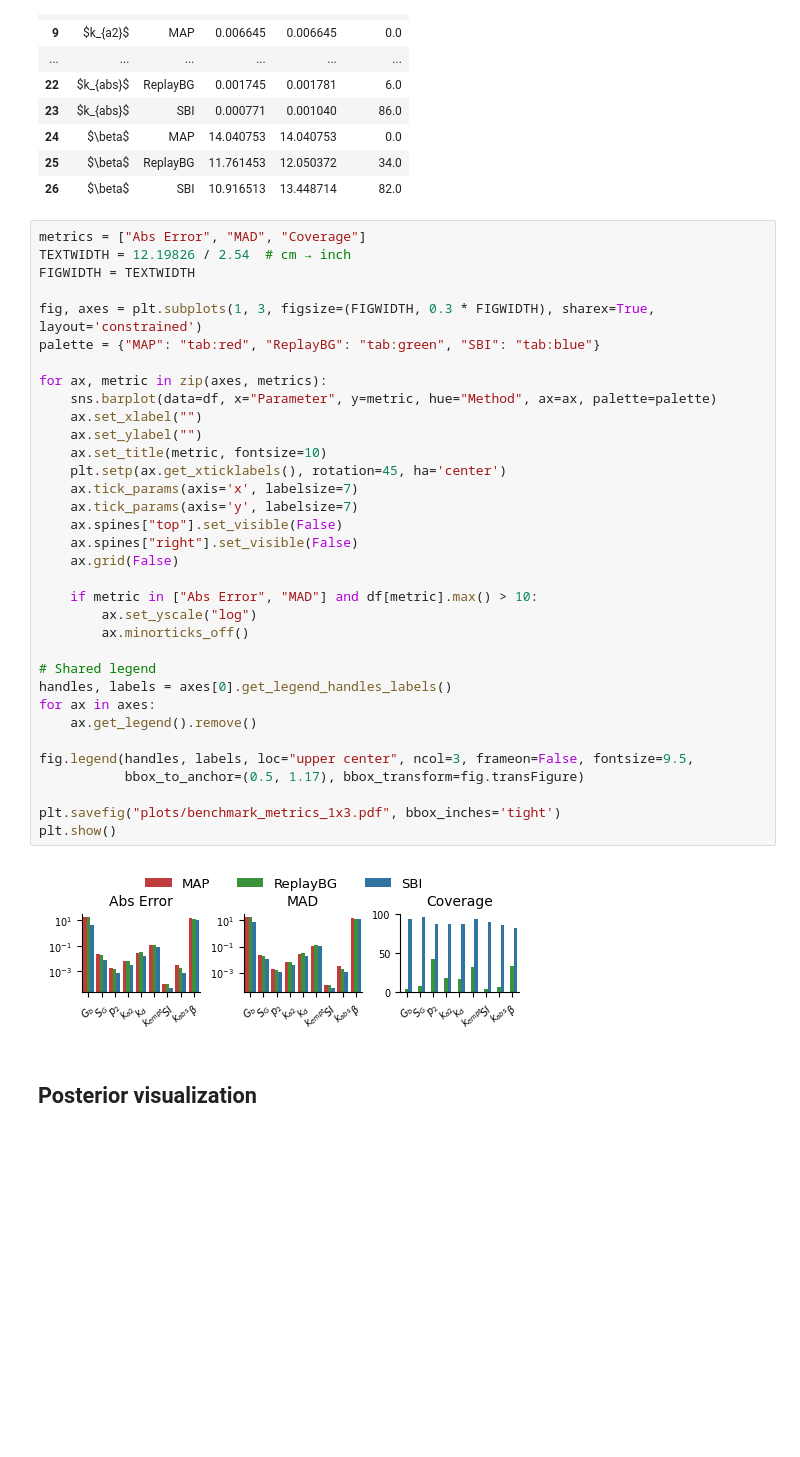
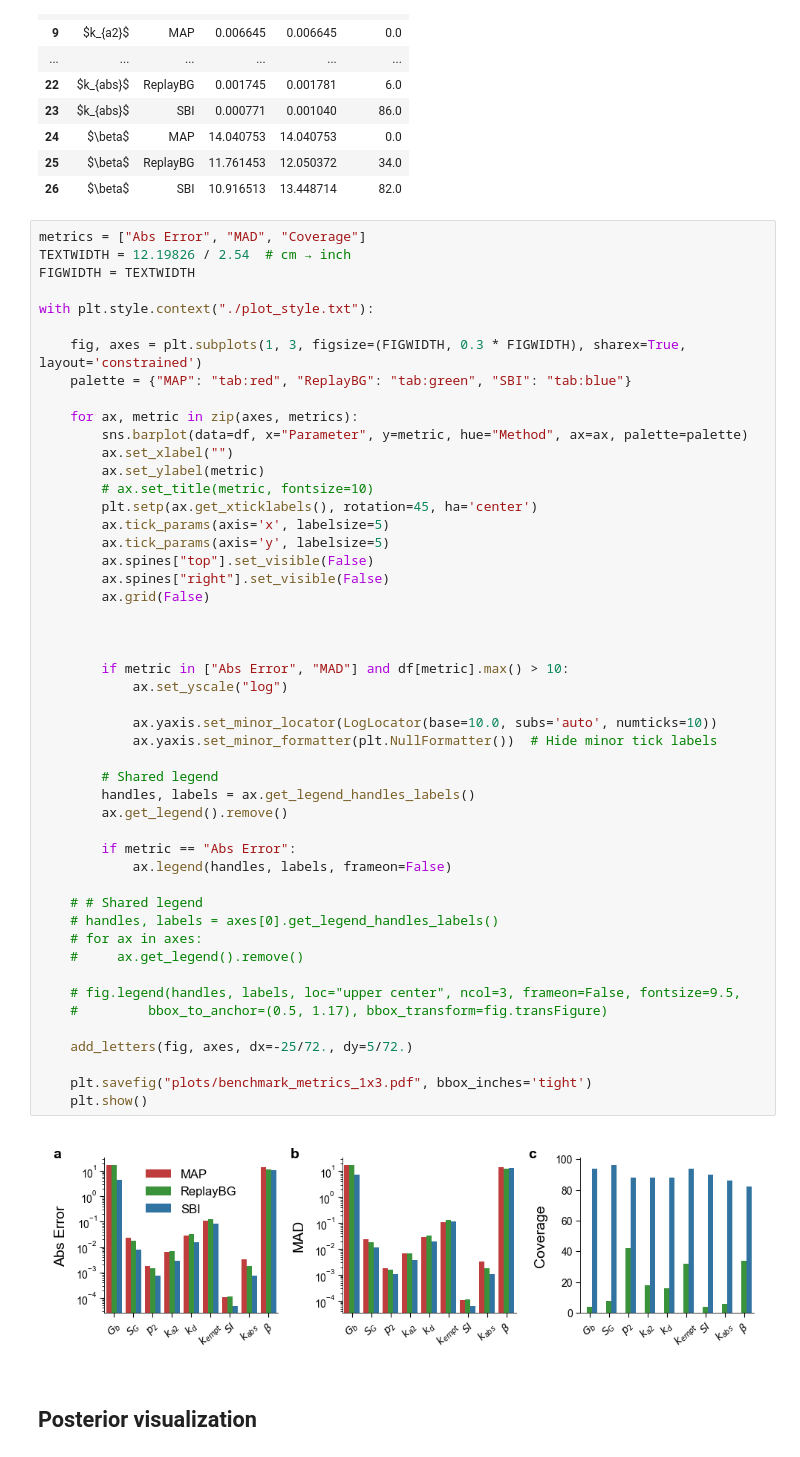
Before and after one commit to hoangdzung/SBI_T1D, a Jupyter notebook: evaluation.ipynb, the cells around one changed output. Drawn from its saved outputs; the diff is of its cells as text; blank space fills up the shorter version.

```diff
--- a/evaluation.ipynb
+++ b/evaluation.ipynb
@@ -130,39 +171,54 @@ df
 # %%
 metrics = ["Abs Error", "MAD", "Coverage"]
 TEXTWIDTH = 12.19826 / 2.54  # cm → inch
 FIGWIDTH = TEXTWIDTH
 
-fig, axes = plt.subplots(1, 3, figsize=(FIGWIDTH, 0.3 * FIGWIDTH), sharex=True, layout='constrained')
-palette = {"MAP": "tab:red", "ReplayBG": "tab:green", "SBI": "tab:blue"}
+with plt.style.context("./plot_style.txt"):
 
-for ax, metric in zip(axes, metrics):
-    sns.barplot(data=df, x="Parameter", y=metric, hue="Method", ax=ax, palette=palette)
-    ax.set_xlabel("")
-    ax.set_ylabel("")
-    ax.set_title(metric, fontsize=10)
-    plt.setp(ax.get_xticklabels(), rotation=45, ha='center')
-    ax.tick_params(axis='x', labelsize=7)
-    ax.tick_params(axis='y', labelsize=7)
-    ax.spines["top"].set_visible(False)
-    ax.spines["right"].set_visible(False)
-    ax.grid(False)
+    fig, axes = plt.subplots(1, 3, figsize=(FIGWIDTH, 0.3 * FIGWIDTH), sharex=True, layout='constrained')
+    palette = {"MAP": "tab:red", "ReplayBG": "tab:green", "SBI": "tab:blue"}
 
-    if metric in ["Abs Error", "MAD"] and df[metric].max() > 10:
-        ax.set_yscale("log")
-        ax.minorticks_off()
+    for ax, metric in zip(axes, metrics):
+        sns.barplot(data=df, x="Parameter", y=metric, hue="Method", ax=ax, palette=palette)
+        ax.set_xlabel("")
+        ax.set_ylabel(metric)
+        # ax.set_title(metric, fontsize=10)
+        plt.setp(ax.get_xticklabels(), rotation=45, ha='center')
+        ax.tick_params(axis='x', labelsize=5)
+        ax.tick_params(axis='y', labelsize=5)
+        ax.spines["top"].set_visible(False)
+        ax.spines["right"].set_visible(False)
+        ax.grid(False)
 
-# Shared legend
-handles, labels = axes[0].get_legend_handles_labels()
-for ax in axes:
-    ax.get_legend().remove()
 
-fig.legend(handles, labels, loc="upper center", ncol=3, frameon=False, fontsize=9.5,
-           bbox_to_anchor=(0.5, 1.17), bbox_transform=fig.transFigure)
 
-plt.savefig("plots/benchmark_metrics_1x3.pdf", bbox_inches='tight')
-plt.show()
+        if metric in ["Abs Error", "MAD"] and df[metric].max() > 10:
+            ax.set_yscale("log")
+
+            ax.yaxis.set_minor_locator(LogLocator(base=10.0, subs='auto', numticks=10))
+            ax.yaxis.set_minor_formatter(plt.NullFormatter())  # Hide minor tick labels
+
+        # Shared legend
+        handles, labels = ax.get_legend_handles_labels()
+        ax.get_legend().remove()
+
+        if metric == "Abs Error":
+            ax.legend(handles, labels, frameon=False)
+
+    # # Shared legend
+    # handles, labels = axes[0].get_legend_handles_labels()
+    # for ax in axes:
+    #     ax.get_legend().remove()
+
+    # fig.legend(handles, labels, loc="upper center", ncol=3, frameon=False, fontsize=9.5,
+    #         bbox_to_anchor=(0.5, 1.17), bbox_transform=fig.transFigure)
+
+    add_letters(fig, axes, dx=-25/72., dy=5/72.)
+
+    plt.savefig("plots/benchmark_metrics_1x3.pdf", bbox_inches='tight')
+    plt.show()
 # %% [output]
-[figure, old version]
+[figure, new version]
 # %% [markdown]
 ## Posterior visualization
 # %%
```
Also changed, not shown: parts of 2 cells of this notebook, 1 other file.
